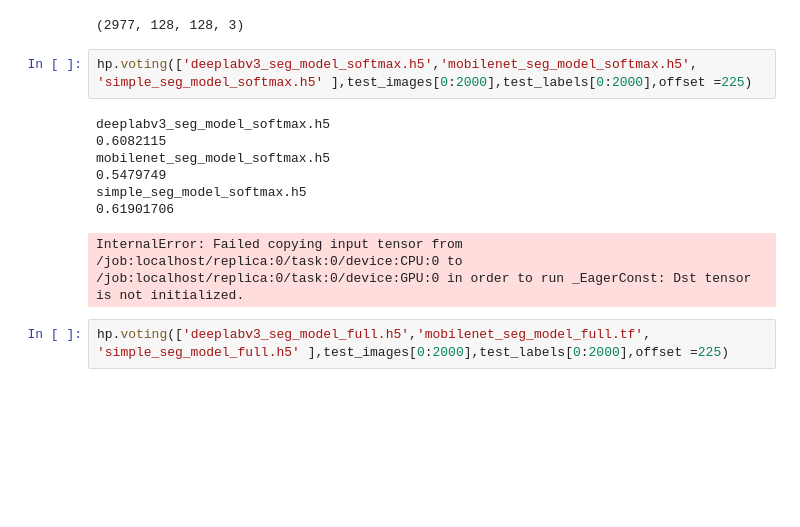
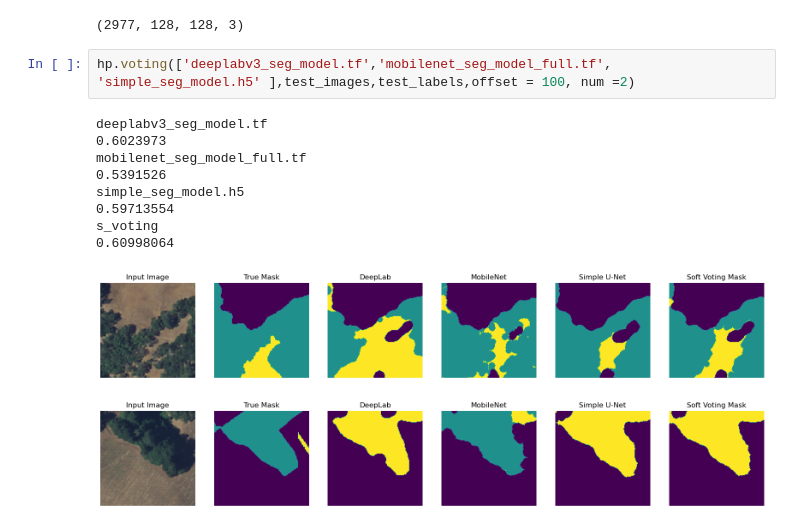
Before and after one commit to tylerjmwhit/Canopy_Damage_segmentation, a Jupyter notebook: segmented_dataset_classification.ipynb, the cells around one changed output. Drawn from its saved outputs; the diff is of its cells as text; blank space fills up the shorter version.

```diff
--- a/segmented_dataset_classification.ipynb
+++ b/segmented_dataset_classification.ipynb
@@ -231,18 +237,19 @@ model_deeplab.save('deeplabv3_seg_model_softmax.h5')
 test_images.shape
 # %% [output]
 (2977, 128, 128, 3)
-# %%
-hp.voting(['deeplabv3_seg_model_softmax.h5','mobilenet_seg_model_softmax.h5', 'simple_seg_model_softmax.h5' ],test_images[0:2000],test_labels[0:2000],offset =225)
-# %% [output]
-deeplabv3_seg_model_softmax.h5
-0.6082115
-mobilenet_seg_model_softmax.h5
-0.5479749
-simple_seg_model_softmax.h5
-0.61901706
-InternalError: Failed copying input tensor from /job:localhost/replica:0/task:0/device:CPU:0 to /job:localhost/replica:0/task:0/device:GPU:0 in order to run _EagerConst: Dst tensor is not initialized.
 # %%
-hp.voting(['deeplabv3_seg_model_full.h5','mobilenet_seg_model_full.tf', 'simple_seg_model_full.h5' ],test_images[0:2000],test_labels[0:2000],offset =225)
+hp.voting(['deeplabv3_seg_model.tf','mobilenet_seg_model_full.tf', 'simple_seg_model.h5' ],test_images,test_labels,offset = 100, num =2)
+# %% [output]
+deeplabv3_seg_model.tf
+0.6023973
+mobilenet_seg_model_full.tf
+0.5391526
+simple_seg_model.h5
+0.59713554
+s_voting
+0.60998064
+[figure, added]
+[figure, added]
 # %%
 hp.voting(['deeplabv3_seg_model_full.h5','mobilenet_seg_model_softmax.h5', 'simple_seg_model_softmax.h5' ],test_images[0:2000],test_labels[0:2000],offset =225)
 # %% [output]
```
Also changed, not shown: parts of 16 cells of this notebook, 2 other files.
